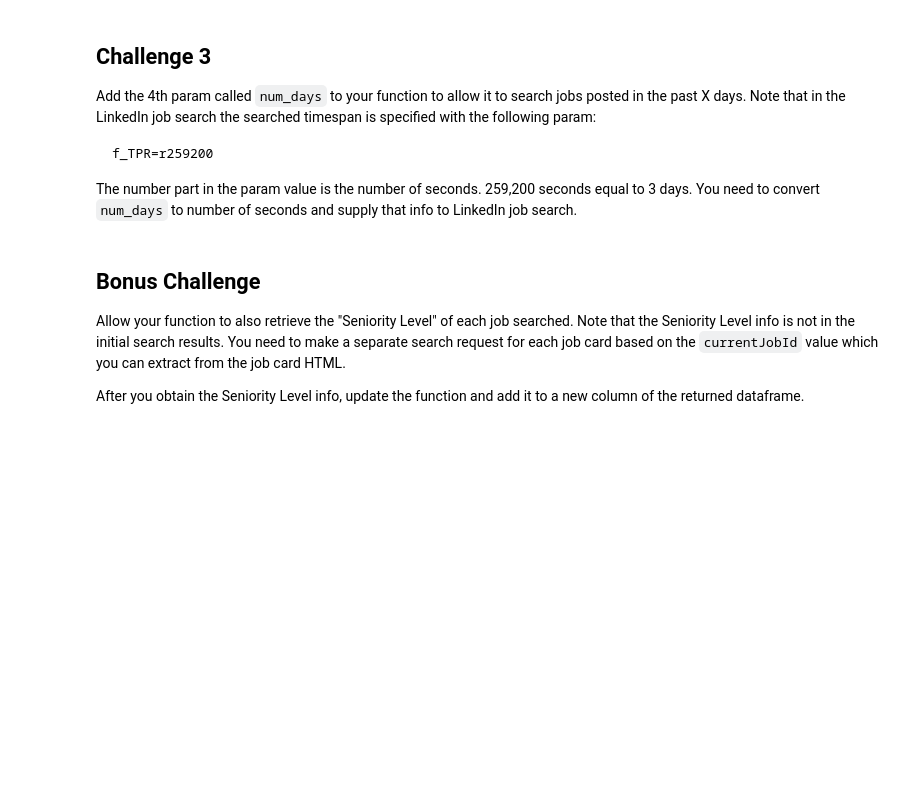
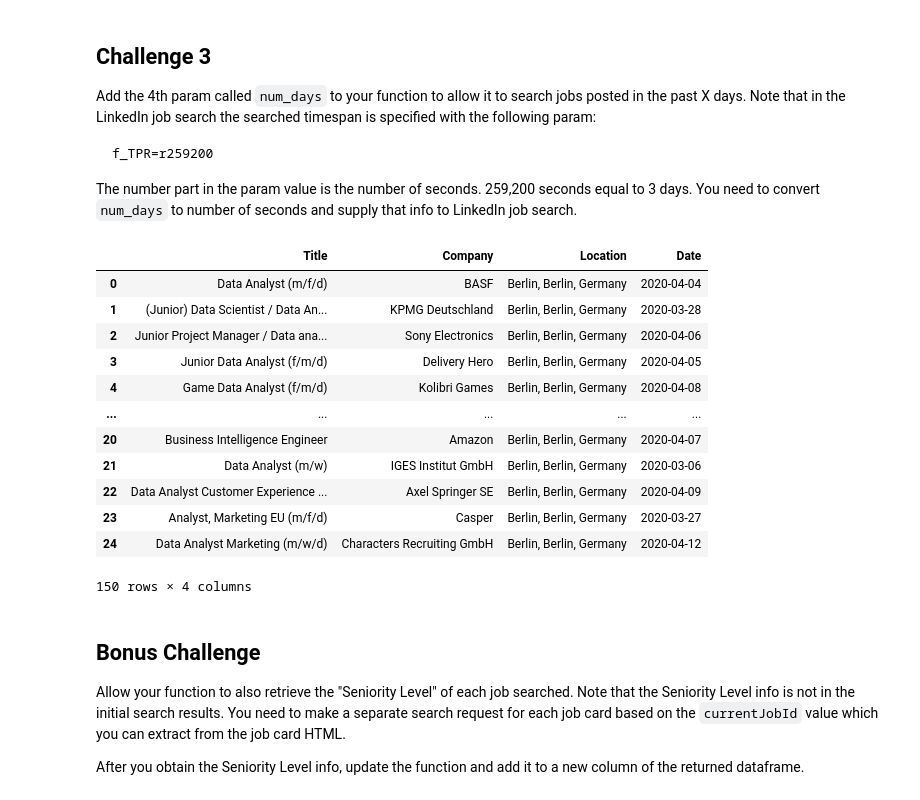
Before and after one commit to ivanlopezlobato/training, a Jupyter notebook: 08_ironhack_api-web-scraping/04_lab-job-board-scraping/your-code/main.ipynb, the cells around one changed output. Drawn from its saved outputs; the diff is of its cells as text; code cells hidden in the pictures; blank space fills up the shorter version.

Commit message:
update linkedin lab

```diff
--- a/08_ironhack_api-web-scraping/04_lab-job-board-scraping/your-code/main.ipynb
+++ b/08_ironhack_api-web-scraping/04_lab-job-board-scraping/your-code/main.ipynb
@@ -207,3 +250,29 @@ The number part in the param value is the number of seconds. 259,200 seconds equ
+# %%
+def get_jobs_linkedin(keywords, location, pages):
+    #get list of url's using the function get_url and list comprehension
+    list_of_urls = [get_url(keywords, location,i) for i in range(pages)]
+    #get list of df from the list of urls
+    list_of_data = [get_one_page(j) for j in list_of_urls]
+    # concat list of data to return one single df
+    data = pd.concat(list_of_data)
+    return data
+# %%
+test = get_jobs_linkedin("data%20analyst", "Berlin", 6)
+test
+# %% [output]
+|  | Title | Company | Location | Date |
+| 0 | Data Analyst (m/f/d) | BASF | Berlin, Berlin, Germany | 2020-04-04 |
+| 1 | (Junior) Data Scientist / Data An... | KPMG Deutschland | Berlin, Berlin, Germany | 2020-03-28 |
+| 2 | Junior Project Manager / Data ana... | Sony Electronics | Berlin, Berlin, Germany | 2020-04-06 |
+| 3 | Junior Data Analyst (f/m/d) | Delivery Hero | Berlin, Berlin, Germany | 2020-04-05 |
+| 4 | Game Data Analyst (f/m/d) | Kolibri Games | Berlin, Berlin, Germany | 2020-04-08 |
+| ... | ... | ... | ... | ... |
+| 20 | Business Intelligence Engineer | Amazon | Berlin, Berlin, Germany | 2020-04-07 |
+| 21 | Data Analyst (m/w) | IGES Institut GmbH | Berlin, Berlin, Germany | 2020-03-06 |
+| 22 | Data Analyst Customer Experience ... | Axel Springer SE | Berlin, Berlin, Germany | 2020-04-09 |
+| 23 | Analyst, Marketing EU (m/f/d) | Casper | Berlin, Berlin, Germany | 2020-03-27 |
+| 24 | Data Analyst Marketing (m/w/d) | Characters Recruiting GmbH | Berlin, Berlin, Germany | 2020-04-12 |
+150 rows × 4 columns
 # %% [markdown]
 ## Bonus Challenge
 
```
Also changed, not shown: parts of 12 cells of this notebook.
